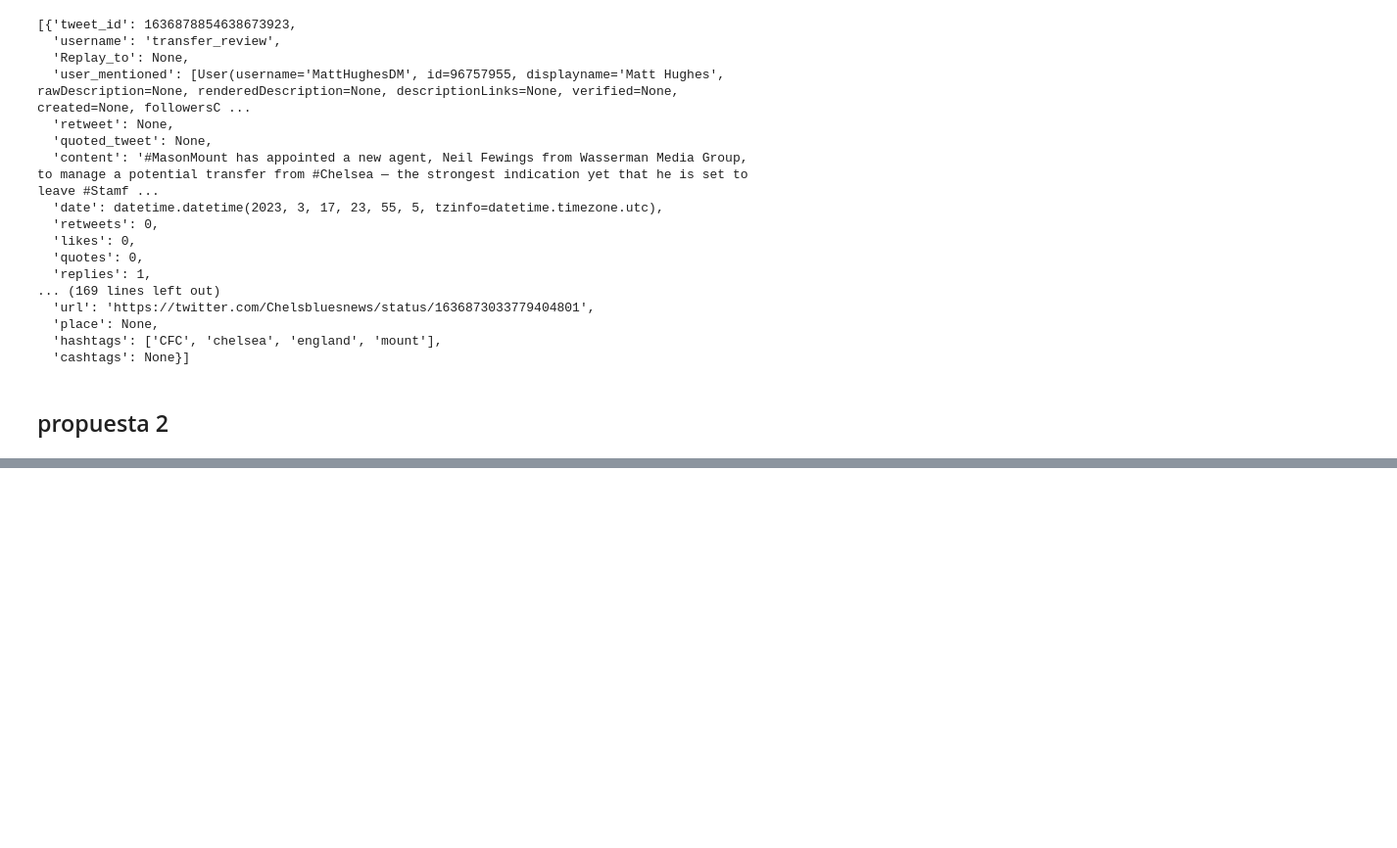
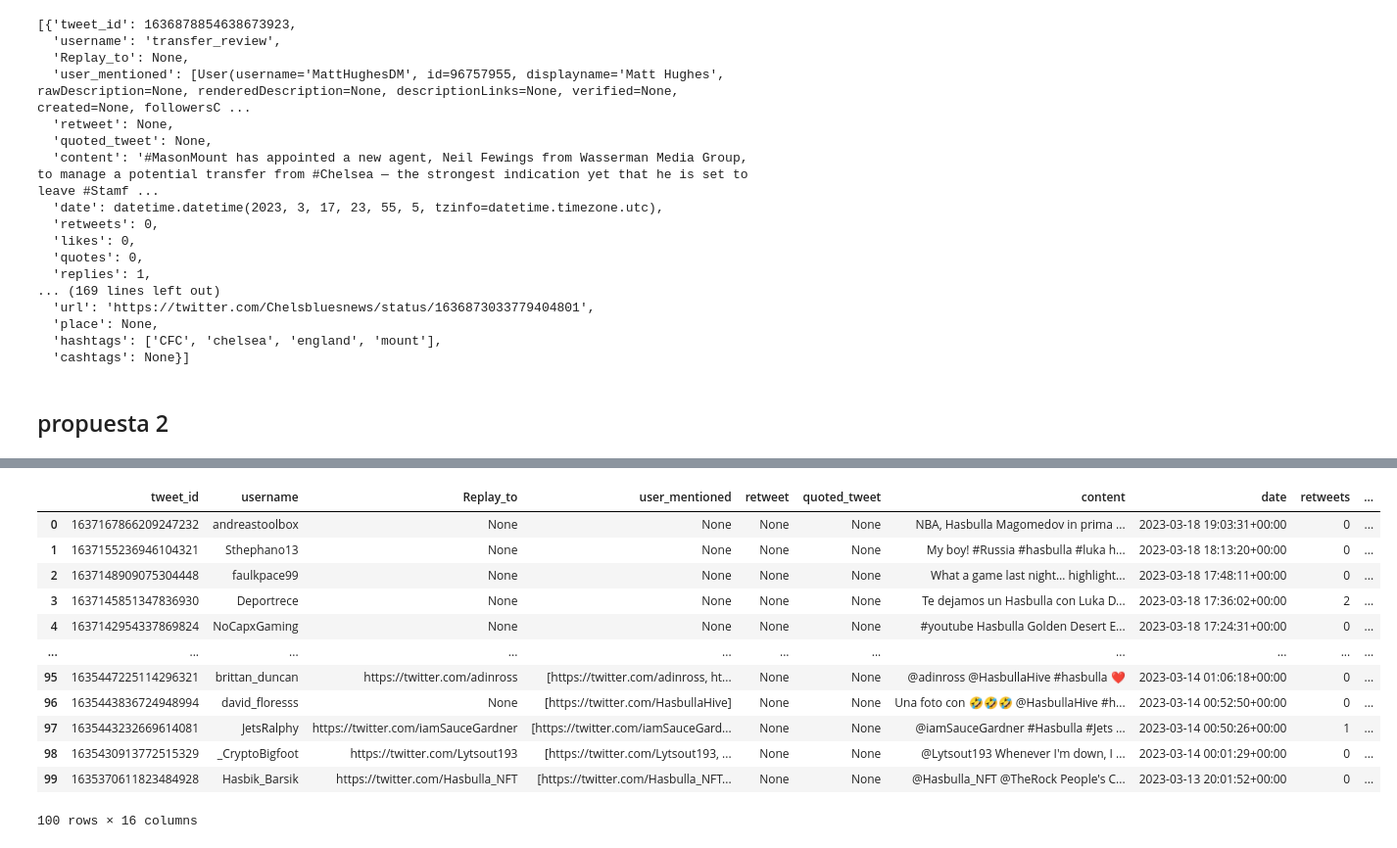
Before and after one commit to jsebastianquiroga/Topicos_analitica, a Jupyter notebook: Notebook/Empirical_network_twitter.ipynb, the cells around one changed output, grey strips where cells are left out. Shown: that part at 98% size. Drawn from its saved outputs; the diff is of its cells as text; code cells hidden in the pictures; blank space fills up the shorter version.

```diff
--- a/Notebook/Empirical_network_twitter.ipynb
+++ b/Notebook/Empirical_network_twitter.ipynb
@@ -460,5 +476,21 @@ tg.visualize_graph()
 # %%
-tg = TwitterGraph(query = '#CR7', search_method = 'hashtag', max_tweets = 100)#,  start_date = '2020-01-01', end_date = '2020-02-01')
-tg.visualize_graph()
+tg1 = TwitterGraph(query = '#Hasbulla', search_method = 'hashtag', max_tweets = 100)#,  start_date = '2020-01-01', end_date = '2020-02-01')
+tg1.visualize_graph()
 # %% [output]
 [interactive output not drawn]
+# %%
+tg1.data
+# %% [output]
+|  | tweet_id | username | Replay_to | user_mentioned | retweet | quoted_tweet | content | date | retweets | ... |
+| 0 | 1637167866209247232 | andreastoolbox | None | None | None | None | NBA, Hasbulla Magomedov in prima ... | 2023-03-18 19:03:31+00:00 | 0 | ... |
+| 1 | 1637155236946104321 | Sthephano13 | None | None | None | None | My boy! #Russia #hasbulla #luka h... | 2023-03-18 18:13:20+00:00 | 0 | ... |
+| 2 | 1637148909075304448 | faulkpace99 | None | None | None | None | What a game last night… highlight... | 2023-03-18 17:48:11+00:00 | 0 | ... |
+| 3 | 1637145851347836930 | Deportrece | None | None | None | None | Te dejamos un Hasbulla con Luka D... | 2023-03-18 17:36:02+00:00 | 2 | ... |
+| 4 | 1637142954337869824 | NoCapxGaming | None | None | None | None | #youtube Hasbulla Golden Desert E... | 2023-03-18 17:24:31+00:00 | 0 | ... |
+| ... | ... | ... | ... | ... | ... | ... | ... | ... | ... | ... |
+| 95 | 1635447225114296321 | brittan_duncan | https://twitter.com/adinross | [https://twitter.com/adinross, ht... | None | None | @adinross @HasbullaHive #hasbulla ❤️ | 2023-03-14 01:06:18+00:00 | 0 | ... |
+| 96 | 1635443836724948994 | david_floresss | None | [https://twitter.com/HasbullaHive] | None | None | Una foto con 🤣🤣🤣 @HasbullaHive #h... | 2023-03-14 00:52:50+00:00 | 0 | ... |
+| 97 | 1635443232669614081 | JetsRalphy | https://twitter.com/iamSauceGardner | [https://twitter.com/iamSauceGard... | None | None | @iamSauceGardner #Hasbulla #Jets ... | 2023-03-14 00:50:26+00:00 | 1 | ... |
+| 98 | 1635430913772515329 | _CryptoBigfoot | https://twitter.com/Lytsout193 | [https://twitter.com/Lytsout193, ... | None | None | @Lytsout193 Whenever I'm down, I ... | 2023-03-14 00:01:29+00:00 | 0 | ... |
+| 99 | 1635370611823484928 | Hasbik_Barsik | https://twitter.com/Hasbulla_NFT | [https://twitter.com/Hasbulla_NFT... | None | None | @Hasbulla_NFT @TheRock People's C... | 2023-03-13 20:01:52+00:00 | 0 | ... |
+100 rows × 16 columns
```
Also changed, not shown: parts of 2 cells of this notebook.
